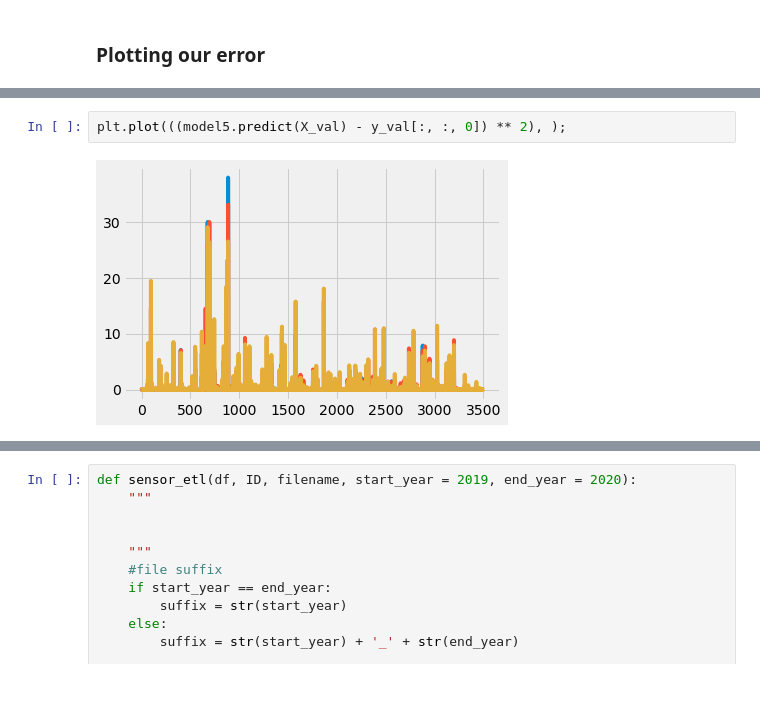
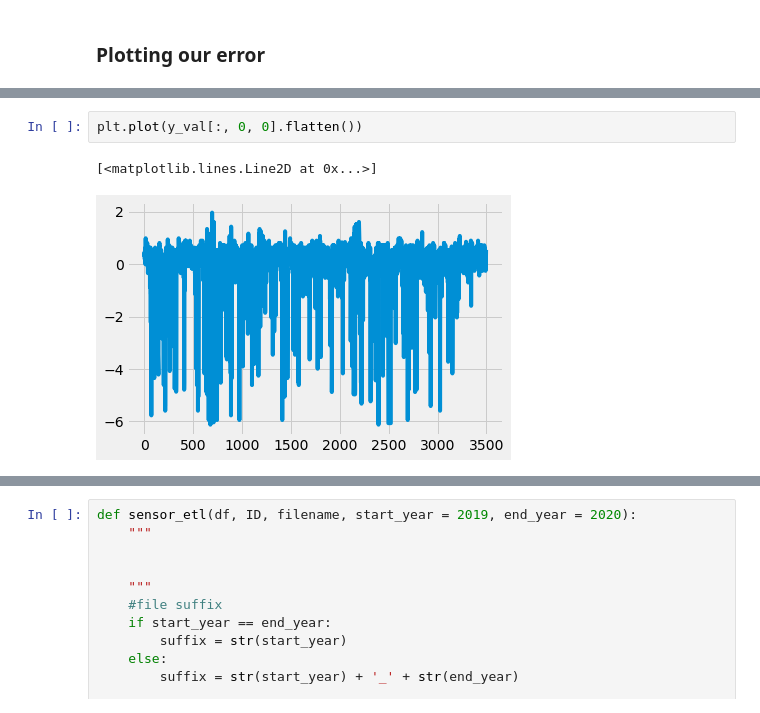
Before and after one commit to Kkies/Anomaly_Detection_of_NYC_Traffic, a Jupyter notebook: Anomaly_Detection_of_NYC_Traffic_Modeling.ipynb, the cells around one changed output, grey strips where cells are left out. Saved outputs shown, nothing was run; the diff lists cells and outputs as text.

Commit message:
updated modeling notebook

```diff
--- a/Anomaly_Detection_of_NYC_Traffic_Modeling.ipynb
+++ b/Anomaly_Detection_of_NYC_Traffic_Modeling.ipynb
@@ -323,4 +345,5 @@ plt.plot(model5.predict(X_val));
 # %%
-plt.plot(((model5.predict(X_val) - y_val[:, :, 0]) ** 2), );
+plt.plot(y_val[:, 0, 0].flatten())
 # %% [output]
+[<matplotlib.lines.Line2D at 0x...>]
-[figure, old version]
+[figure, new version]
```
Also changed, not shown: parts of 21 cells of this notebook.
